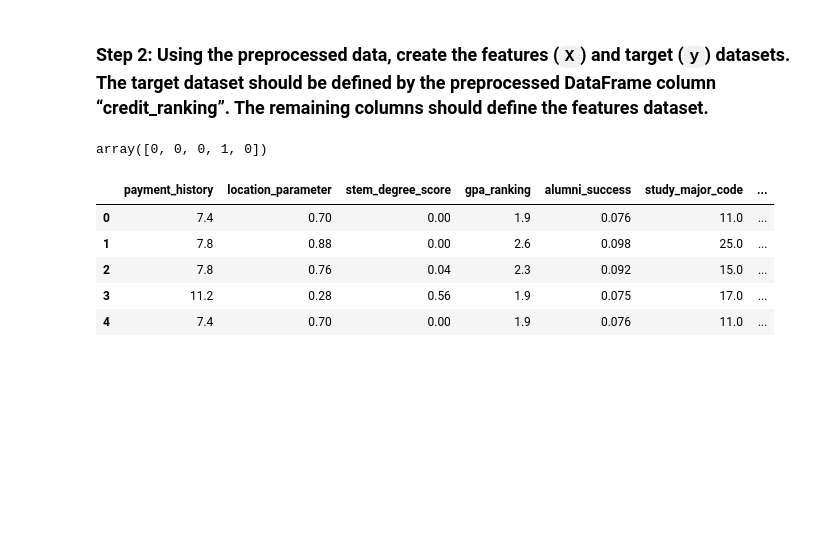
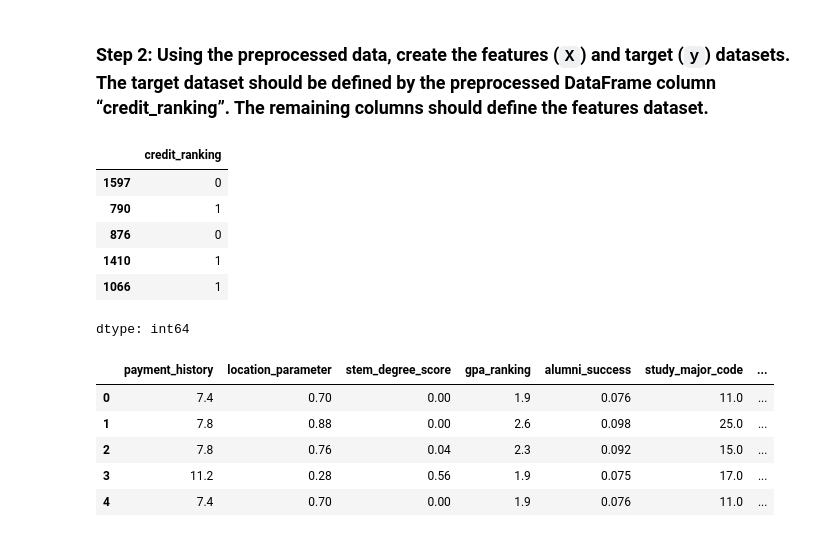
Before and after one commit to Massmediafan/neural-network-challenge-1, a Jupyter notebook: student_loans_with_deep_learning.ipynb, the cells around one changed output. Saved outputs shown, nothing was run; the diff lists cells and outputs as text; code cells hidden in the pictures; blank space fills up the shorter version.

```diff
--- a/student_loans_with_deep_learning.ipynb
+++ b/student_loans_with_deep_learning.ipynb
@@ -70,10 +93,17 @@ Name: credit_ranking, dtype: int64
 ### Step 2: Using the preprocessed data, create the features (`X`) and target (`y`) datasets. The target dataset should be defined by the preprocessed DataFrame column “credit_ranking”. The remaining columns should define the features dataset.
 # %%
 # Define the target set y using the credit_ranking column
-
+y = loans_df["credit_ranking"]
 
 # Display a sample of y
+y.sample(5)
 # %% [output]
+|  | credit_ranking |
+| 1597 | 0 |
+| 790 | 1 |
+| 876 | 0 |
+| 1410 | 1 |
+| 1066 | 1 |
-array([0, 0, 0, 1, 0])
+dtype: int64
 # %%
 # Define features set X by selecting all columns but credit_ranking
```
Also changed, not shown: parts of 27 cells of this notebook.
